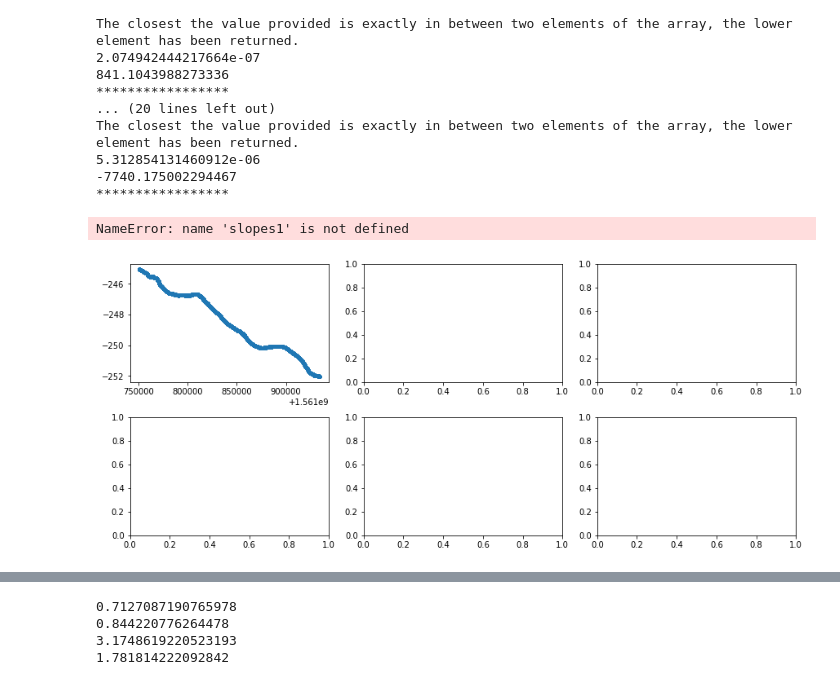
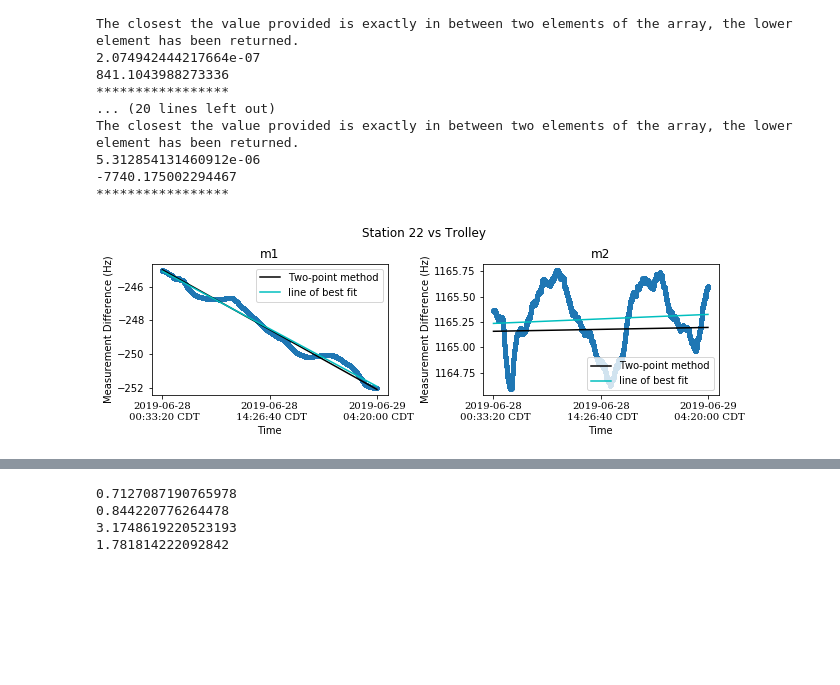
Before and after one commit to aetb/trfp, a Jupyter notebook: Superlong_st22_vs_trolley_Jonathan.ipynb, the cells around one changed output, grey strips where cells are left out. Saved outputs shown, nothing was run; the diff lists cells and outputs as text; code cells hidden in the pictures; blank space fills up the shorter version.

```diff
--- a/Superlong_st22_vs_trolley_Jonathan.ipynb
+++ b/Superlong_st22_vs_trolley_Jonathan.ipynb
@@ -600,14 +600,6 @@ m3 done
 86400iterations done
 172800iterations done
 m6 done
-# %%
-T1_safe = np.delete(T, deletes)
-T1_safe = T1_safe - 7200 + (7200-1) * .5
-T2_safe = T1_safe
-T3_safe = T1_safe
-T4_safe = T1_safe
-T5_safe = T1_safe
-T6_safe = T1_safe
 # %%
 #The time was set to start at 0 in the allan deviation plots, we must add back the starting time
 T1   = T1_safe   #+ run_start + time_deleted
@@ -891,34 +885,34 @@ h5 = D5.max()
 l6 = D6.min()
 h6 = D6.max()
 
-fig, axs = plt.subplots(2, 3, constrained_layout=True)
-fig.set_figheight(5)
-fig.set_figwidth(12)
+fig, axs = plt.subplots(1, 2, constrained_layout=True)
+fig.set_figheight(3)
+fig.set_figwidth(9)
 
 #axs[0,0].plot(T1 , D1)
-axs[0,0].plot(T1 , D1, '.')
+axs[0].plot(T1 , D1, '.')
 #axs[0,0].plot(day-6400-time_deleted + run_start, [l1,h1], 'r', 2*day-6400-time_deleted + run_start, [l1,h1], 'r', label = "22:45")
-axs[0,0].plot(T1, line(T1, np.average(slopes1), np.average(intercepts1)), 'k', label = "Two-point method")
-axs[0,0].plot(T1, line(T1, z1[0], z1[1]), "c", label = "line of best fit")
-axs[0,0].legend()
-plt_unix_time_to_CST(axs[0,0])
-axs[0,0].set_xlabel("Time")
-axs[0,0].set_xticks([T1[0], T1[len(T1)/2], T1[-1]])
-axs[0,0].set_ylabel("Measurement Difference (Hz)")
-axs[0,0].set_title('m1')
+axs[0].plot(T1, line(T1, np.average(slopes1), np.average(intercepts1)), 'k', label = "Two-point method")
+axs[0].plot(T1, line(T1, z1[0], z1[1]), "c", label = "line of best fit")
+axs[0].legend()
+plt_unix_time_to_CST(axs[0])
+axs[0].set_xlabel("Time")
+axs[0].set_xticks([T1[0], T1[len(T1)/2], T1[-1]])
+axs[0].set_ylabel("Measurement Difference (Hz)")
+axs[0].set_title('m1')
 
 #axs[0,1].plot(T2 , D2)
-axs[0,1].plot(T2 , D2, '.')
+axs[1].plot(T2 , D2, '.')
 #axs[0,1].plot(day-6400-time_deleted + run_start, [l2,h2], 'r', 2*day-6400-time_deleted + run_start, [l2,h2], 'r', label = "22:45")
-axs[0,1].plot(T2, line(T2, np.average(slopes2), np.average(intercepts2)), 'k', label = "Two-point method")
-axs[0,1].plot(T2, line(T2, z2[0], z2[1]), "c", label = "line of best fit")
-axs[0,1].legend()
-plt_unix_time_to_CST(axs[0,1])
-axs[0,1].set_xlabel("Time")
-axs[0,1].set_xticks([T2[0], T2[len(T2)/2], T2[-1]])
-axs[0,1].set_ylabel("Measurement Difference (Hz)")
-axs[0,1].set_title('m2')
-
+axs[1].plot(T2, line(T2, np.average(slopes2), np.average(intercepts2)), 'k', label = "Two-point method")
+axs[1].plot(T2, line(T2, z2[0], z2[1]), "c", label = "line of best fit")
+axs[1].legend()
+plt_unix_time_to_CST(axs[1])
+axs[1].set_xlabel("Time")
+axs[1].set_xticks([T2[0], T2[len(T2)/2], T2[-1]])
+axs[1].set_ylabel("Measurement Difference (Hz)")
+axs[1].set_title('m2')
+"""
 #axs[0,2].plot(T3 , D3)
 axs[0,2].plot(T3 , D3, '.')
 #axs[0,2].plot(day-6400-time_deleted + run_start, [l3,h3], 'r', 2*day-6400-time_deleted + run_start, [l3,h3], 'r', label = "22:45")
@@ -942,35 +936,35 @@ axs[1,0].set_xlabel("Time")
 axs[1,0].set_xticks([T4[0], T4[len(T4)/2], T4[-1]])
 axs[1,0].set_ylabel("Measurement Difference (Hz)")
 axs[1,0].set_title('m4')
 
 #axs[1,1].plot(T5 , D5)
 axs[1,1].plot(T5 , D5, '.')
 #axs[1,1].plot(day-6400-time_deleted + run_start, [l5,h5], 'r', 2*day-6400-time_deleted + run_start, [l5,h5], 'r', label = "22:45")
 axs[1,1].plot(T5, line(T5, np.average(slopes5), np.average(intercepts5)), 'k', label = "Two-point method")
 axs[1,1].plot(T5, line(T5, z5[0], z5[1]), "c", label = "line of best fit")
 axs[1,1].legend()
 plt_unix_time_to_CST(axs[1,1])
 axs[1,1].set_xlabel("Time")
 axs[1,1].set_xticks([T5[0], T5[len(T5)/2], T5[-1]])
 axs[1,1].set_ylabel("Measurement Difference (Hz)")
 axs[1,1].set_title('m5')
 
 #axs[1,2].plot(T6 , D6)
 axs[1,2].plot(T6 , D6, '.')
 #axs[1,2].plot(day-6400-time_deleted + run_start, [l6,h6], 'r', 2*day-6400-time_deleted + run_start, [l6,h6], 'r', label = "22:45")
 axs[1,2].plot(T6, line(T6, np.average(slopes6), np.average(intercepts6)), 'k', label = "Two-point method")
 axs[1,2].plot(T6, line(T6, z6[0], z6[1]), "c", label = "line of best fit")
 axs[1,2].legend()
 plt_unix_time_to_CST(axs[1,2])
 axs[1,2].set_xlabel("Time")
 axs[1,2].set_xticks([T6[0], T6[len(T6)/2], T6[-1]])
 axs[1,2].set_ylabel("Measurement Difference (Hz)")
 axs[1,2].set_title('m6')
+"""
 fig.suptitle("Station 22 vs Trolley")
 plt.show()
 # %% [output]
-NameError: name 'slopes1' is not defined
-[figure, old version]
+[figure, new version]
 # %%
 l1 = np.min(D1 - line(T1, z1[0], z1[1]))            #Trolley vs st 22 two point method subtracted.
 h1 = np.max(D1 - line(T1, z1[0], z1[1]))
```
Also changed, not shown: parts of 6 cells of this notebook, 1 other file.
